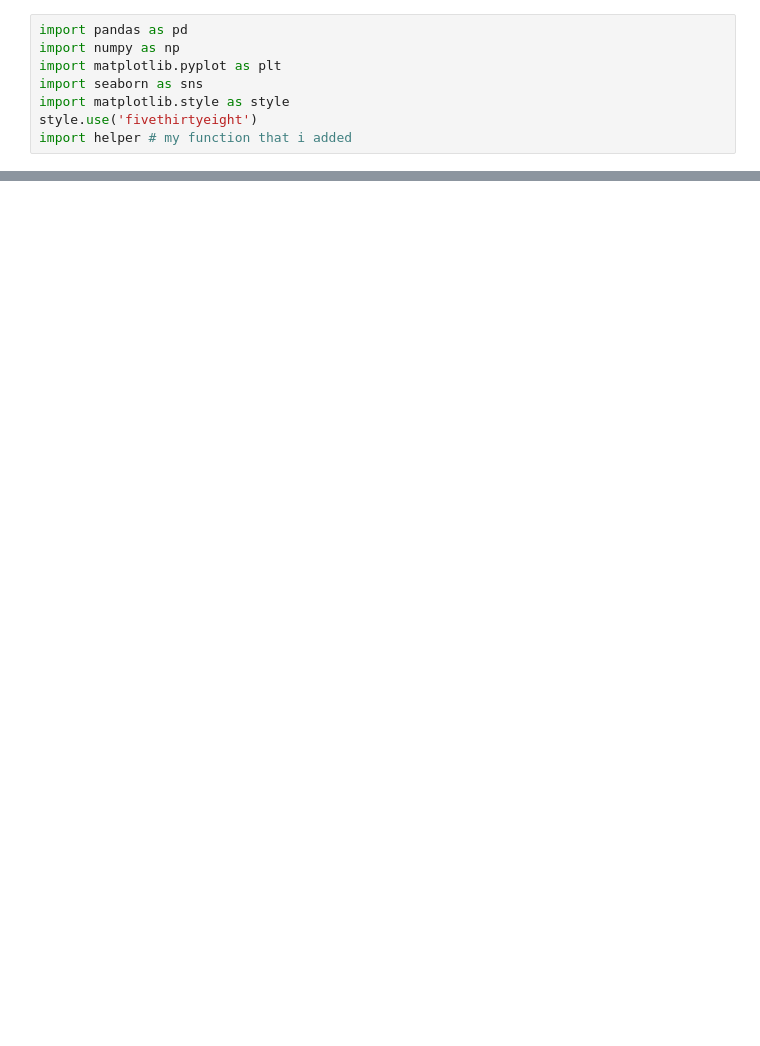
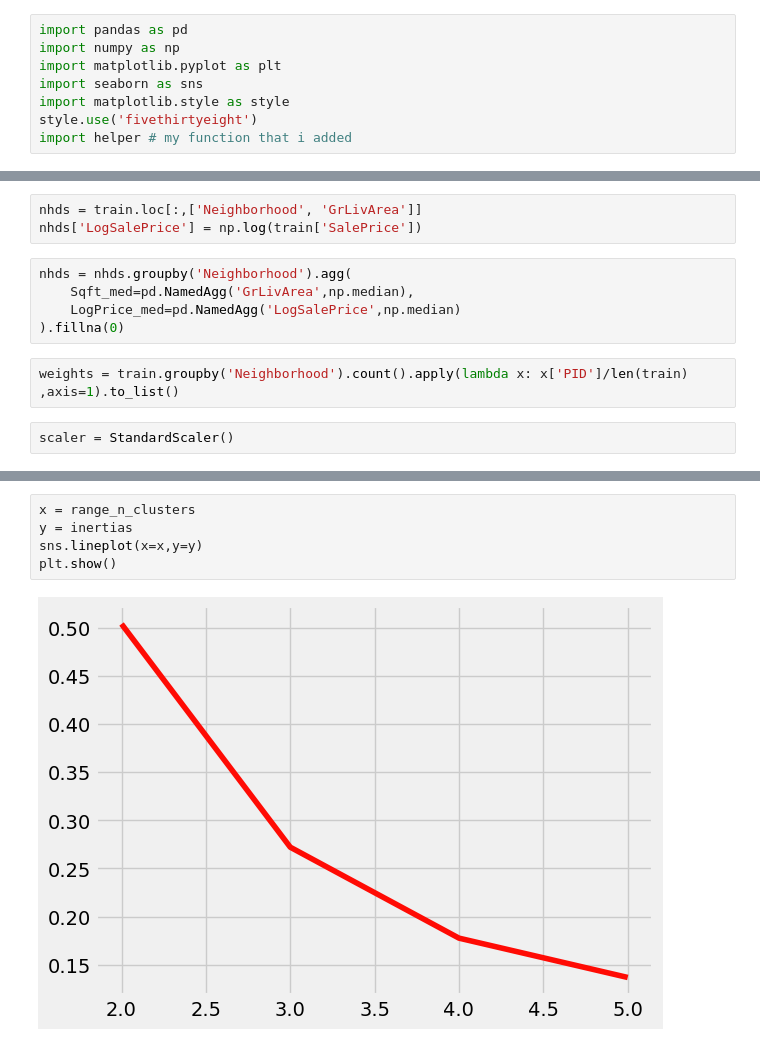
Before and after one commit to nikita-agrawal/Ames-Housing-Analysis, a Jupyter notebook: Hayden/real_estate_merge_attempt.ipynb, the cells around one changed output, grey strips where cells are left out. Drawn from its saved outputs; the diff is of its cells as text; blank space fills up the shorter version.

```diff
--- a/Hayden/real_estate_merge_attempt.ipynb
+++ b/Hayden/real_estate_merge_attempt.ipynb
@@ -53,0 +243,12 @@ location.to_csv('location_lat_long.csv')
+# %%
+nhds = train.loc[:,['Neighborhood', 'GrLivArea']]
+nhds['LogSalePrice'] = np.log(train['SalePrice'])
+# %%
+nhds = nhds.groupby('Neighborhood').agg(
+    Sqft_med=pd.NamedAgg('GrLivArea',np.median),
+    LogPrice_med=pd.NamedAgg('LogSalePrice',np.median)
+).fillna(0)
+# %%
+weights = train.groupby('Neighborhood').count().apply(lambda x: x['PID']/len(train) ,axis=1).to_list()
+# %%
+scaler = StandardScaler()
@@ -53,0 +335,7 @@ location.to_csv('location_lat_long.csv')
+# %%
+x = range_n_clusters
+y = inertias
+sns.lineplot(x=x,y=y)
+plt.show()
+# %% [output]
+[figure, added]
```
Also changed, not shown: parts of 27 cells of this notebook, 1 other file.
